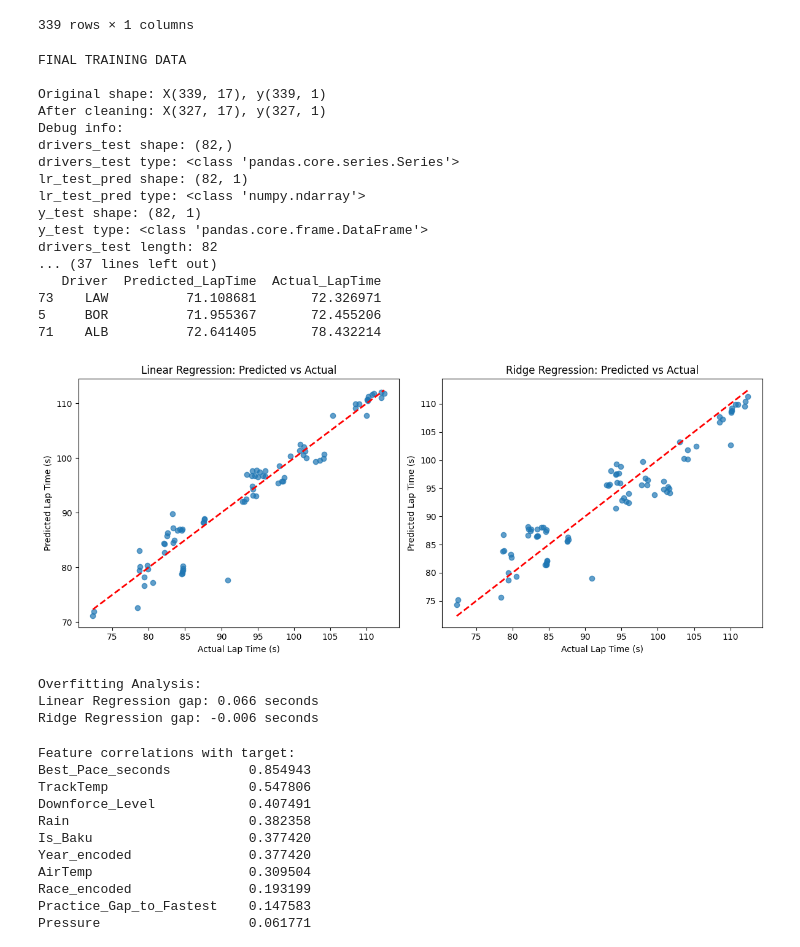
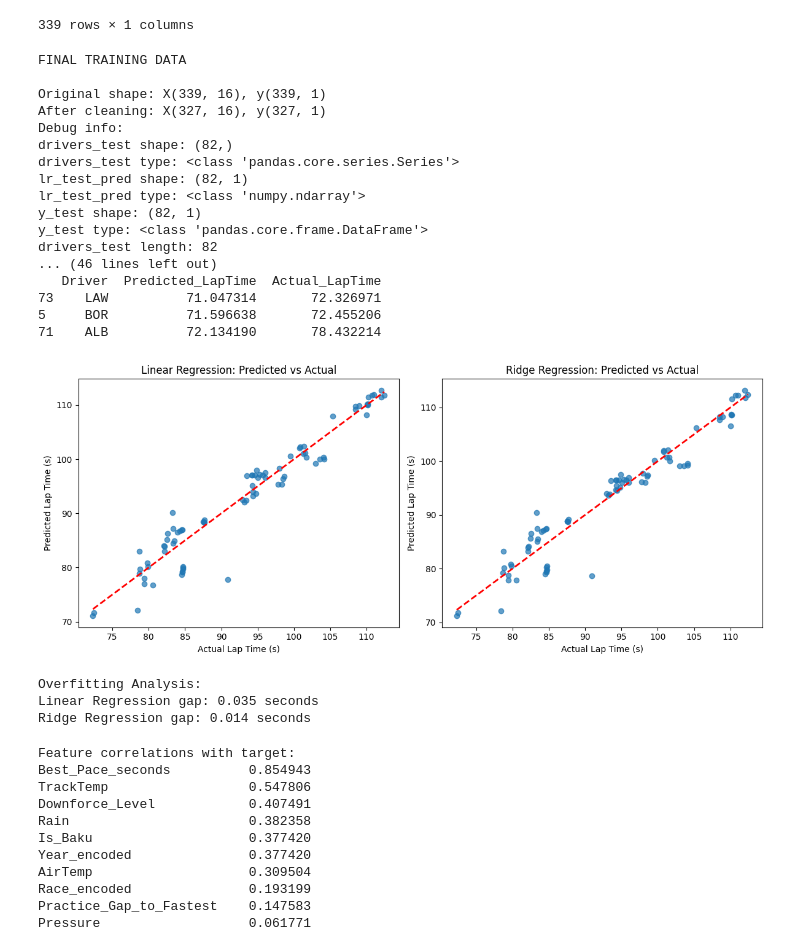
Before and after one commit to crystalcheong/formula-uno, a Jupyter notebook: prediction_notebooks/baku_prediction.ipynb, the cells around one changed output. Saved outputs shown, nothing was run; the diff lists cells and outputs as text; code cells hidden in the pictures.

Commit message:
Finalise Baku Predictions

```diff
--- a/prediction_notebooks/baku_prediction.ipynb
+++ b/prediction_notebooks/baku_prediction.ipynb
@@ -407,7 +407,7 @@ train_df.to_csv("../data/train_df_baku.csv")
 # Of course with time there is the option of...drumroll...getting MORE data. But due to time constraints this is what we have to work with.
 
 from sklearn.linear_model import LinearRegression, Ridge
-from sklearn.model_selection import train_test_split
+from sklearn.model_selection import train_test_split, cross_val_score, KFold, cross_validate
 from sklearn.metrics import mean_absolute_error, mean_squared_error, r2_score
 from sklearn.preprocessing import LabelEncoder
 import numpy as np
@@ -424,19 +424,19 @@ le_driver = LabelEncoder()
 train_df['TeamId_encoded'] = le_team.fit_transform(train_df['TeamId'])
 train_df['Race_encoded'] = le_race.fit_transform(train_df['Race'])
 train_df['Year_encoded'] = le_year.fit_transform(train_df['Year'])
-train_df['Driver_encoded'] = le_driver.fit_transform(train_df['Driver'])
+# train_df['Driver_encoded'] = le_driver.fit_transform(train_df['Driver'])
 
 X_init = train_df.drop(columns=['Driver', 'TeamId', 'Race', 'TotalSectorTime (s)','Year'])
 X_init = X_init.fillna(0)
 
 # Define categorical columns that should NOT be normalized
-categorical_columns = ['Year_encoded','Driver_encoded', 'Is_Baku', 'Downforce_Level', 'TeamId_encoded', 'Race_encoded','Rain']
+categorical_columns = ['Year_encoded','Is_Baku', 'Downforce_Level', 'TeamId_encoded', 'Race_encoded','Rain']
 
 # Identify columns to normalize
 continuous_columns = [col for col in X_init.columns if col not in categorical_columns]
 
 # Fit min-max scaler only on continuous columns
-norm = MinMaxScaler().fit(X_init[continuous_columns])
+norm = StandardScaler().fit(X_init[continuous_columns])
 
 # Create normalized dataset
 X_normalized = X_init.copy()
@@ -507,6 +507,26 @@ print(f"Training MAE: {mean_absolute_error(y_train, ridge_train_pred):.3f} secon
 print(f"Test MAE: {mean_absolute_error(y_test, ridge_test_pred):.3f} seconds")
 print(f"Test R²: {r2_score(y_test, ridge_test_pred):.3f}")
 
+# === CROSS-VALIDATION ===
+print("\n=== CROSS-VALIDATION RESULTS ===")
+
+# 5-Fold Cross Validation
+cv_folds = KFold(n_splits=5, shuffle=True, random_state=42)
+
+# Multiple metrics at once
+scoring = ['neg_mean_absolute_error', 'neg_mean_squared_error', 'r2']
+
+lr_cv_results = cross_validate(lr_model, X_clean, y_clean.squeeze(),
+                               cv=cv_folds, scoring=scoring)
+ridge_cv_results = cross_validate(ridge_model, X_clean, y_clean.squeeze(),
+                                  cv=cv_folds, scoring=scoring)
+
+for model_name, results in [("Linear", lr_cv_results), ("Ridge", ridge_cv_results)]:
+    print(f"{model_name} Regression:")
+    print(f"  CV MAE: {-results['test_neg_mean_absolute_error'].mean():.3f} ± {results['test_neg_mean_absolute_error'].std():.3f}")
+    print(f"  CV RMSE: {np.sqrt(-results['test_neg_mean_squared_error'].mean()):.3f}")
+    print(f"  CV R²: {results['test_r2'].mean():.3f} ± {results['test_r2'].std():.3f}")
+
 print("X COLUMNS: ",X.columns)
 print("COEFS : ",lr_model.coef_[0])
 # Feature importance
@@ -543,43 +563,43 @@ plt.title('Linear Regression: Predicted vs Actual')
 
 plt.subplot(1, 2, 2)
 plt.scatter(y_test, ridge_test_pred, alpha=0.7)
 plt.plot([y_test.min(), y_test.max()], [y_test.min(), y_test.max()], 'r--', lw=2)
 plt.xlabel('Actual Lap Time (s)')
 plt.ylabel('Predicted Lap Time (s)')
 plt.title('Ridge Regression: Predicted vs Actual')
 
 plt.tight_layout()
 plt.show()
 
 # Check overfitting
 overfitting_gap_lr = mean_absolute_error(y_test, lr_test_pred) - mean_absolute_error(y_train, lr_train_pred)
 overfitting_gap_ridge = mean_absolute_error(y_test, ridge_test_pred) - mean_absolute_error(y_train, ridge_train_pred)
 
 print(f"\nOverfitting Analysis:")
 print(f"Linear Regression gap: {overfitting_gap_lr:.3f} seconds")
 print(f"Ridge Regression gap: {overfitting_gap_ridge:.3f} seconds")
 # %% [output]
 FINAL TRAINING DATA
 
-Original shape: X(339, 17), y(339, 1)
-After cleaning: X(327, 17), y(327, 1)
+Original shape: X(339, 16), y(339, 1)
+After cleaning: X(327, 16), y(327, 1)
 Debug info:
 drivers_test shape: (82,)
 drivers_test type: <class 'pandas.core.series.Series'>
 lr_test_pred shape: (82, 1)
 lr_test_pred type: <class 'numpy.ndarray'>
 y_test shape: (82, 1)
 y_test type: <class 'pandas.core.frame.DataFrame'>
 drivers_test length: 82
-... (37 lines left out)
+... (46 lines left out)
    Driver  Predicted_LapTime  Actual_LapTime
-73    LAW          71.108681       72.326971
-5     BOR          71.955367       72.455206
-71    ALB          72.641405       78.432214
+73    LAW          71.047314       72.326971
+5     BOR          71.596638       72.455206
+71    ALB          72.134190       78.432214
-[figure, old version]
+[figure, new version]
 Overfitting Analysis:
-Linear Regression gap: 0.066 seconds
-Ridge Regression gap: -0.006 seconds
+Linear Regression gap: 0.035 seconds
+Ridge Regression gap: 0.014 seconds
 # %%
 # Check correlation between features and target
 correlations = X_clean.corrwith(y_clean.squeeze()).abs().sort_values(ascending=False)
```
Also changed, not shown: parts of 12 cells of this notebook.
